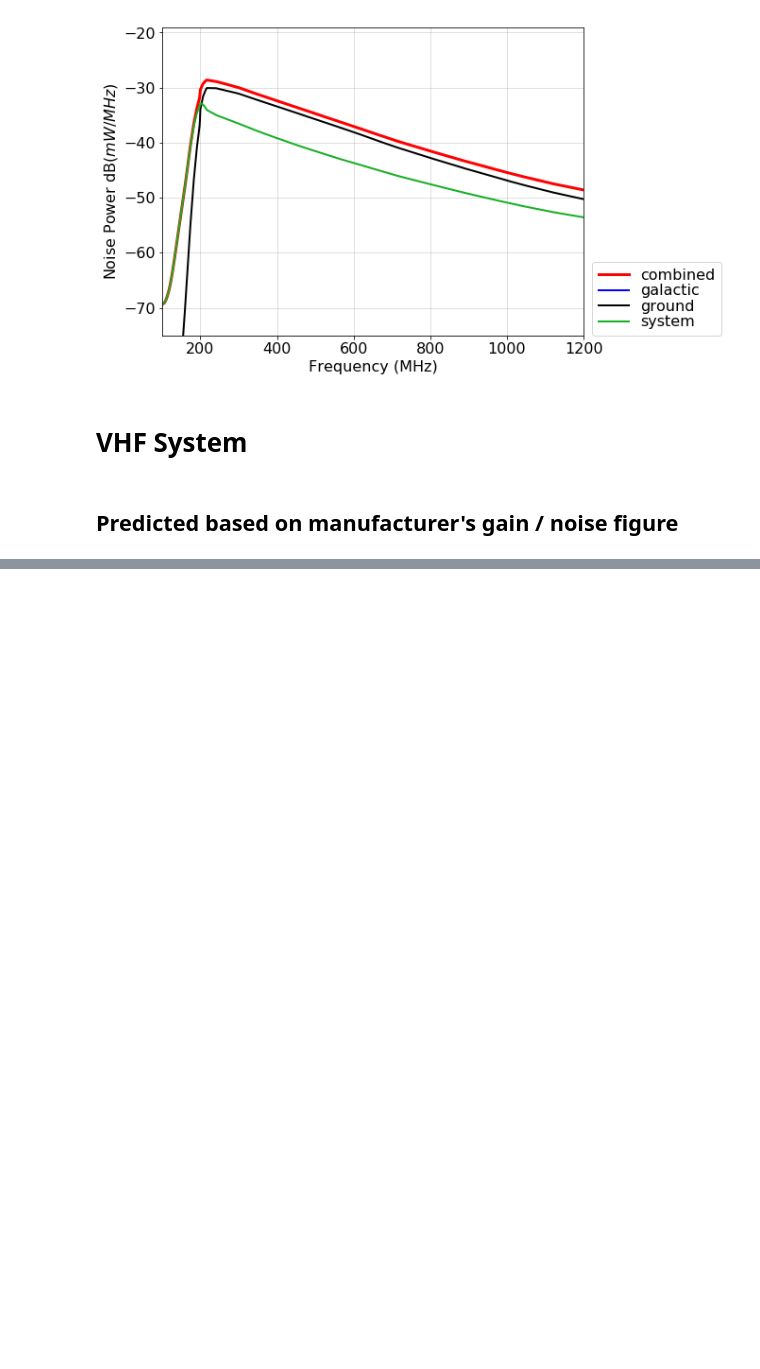
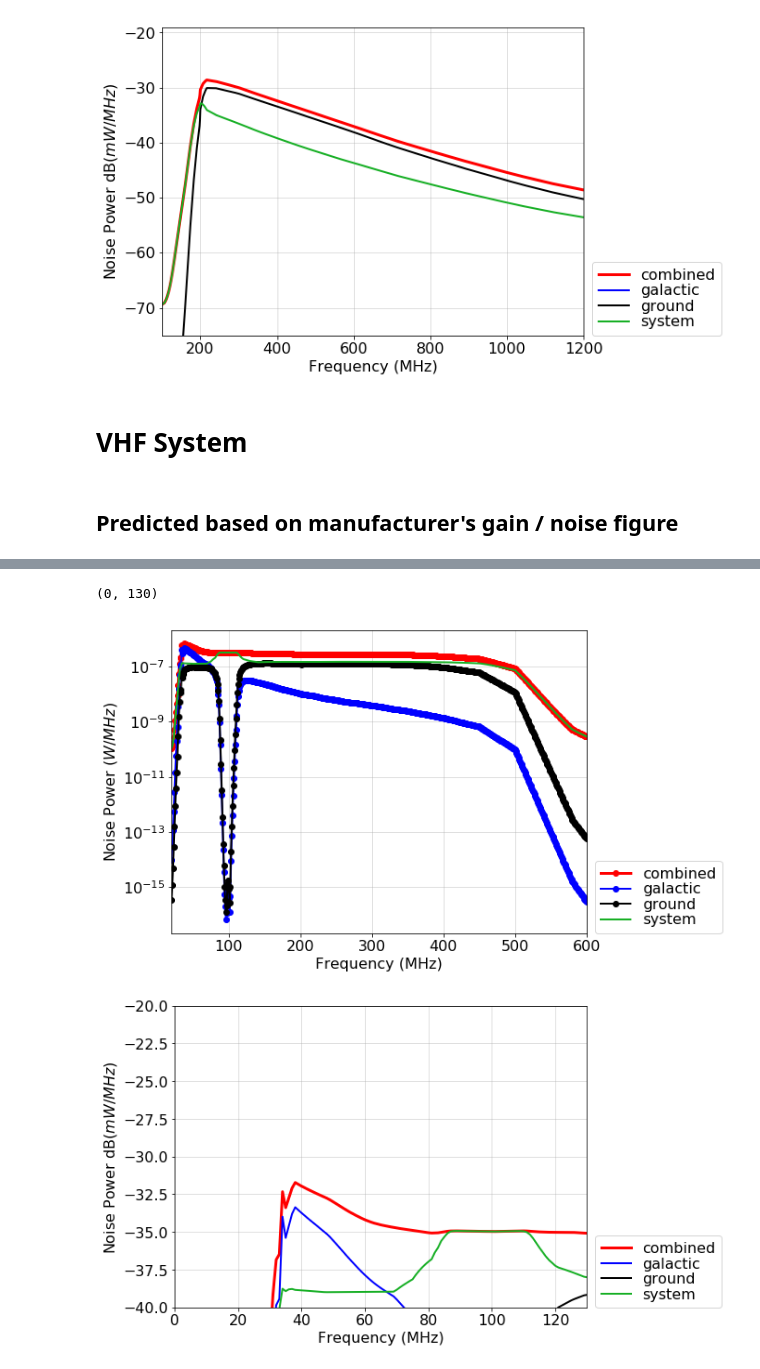
Before and after one commit to swissel/beacon_notebooks, a Jupyter notebook: BEACON Freq Dep Noise Spectra Prediction Manufacturer.ipynb, the cells around one changed output, grey strips where cells are left out. Cells and saved outputs as stored; diff of their text form; code cells hidden in the pictures; blank space fills up the shorter version.

```diff
--- a/BEACON Freq Dep Noise Spectra Prediction Manufacturer.ipynb
+++ b/BEACON Freq Dep Noise Spectra Prediction Manufacturer.ipynb
@@ -553,6 +553,7 @@ pyp.savefig("%s/manufacturer_predicted_spectra_TerminatedInput_log_%d-%dMHz_frac
 # %% [markdown]
 ## Predicted based on manufacturer's gain / noise figure
 # %%
+boxno=2
 freq_array = np.arange(20., 601., 0.5)
 
 #interpolators
@@ -756,39 +774,44 @@ Gamma_freq  = sparm.freq/1e6
 # %%
 Z_A = 50. * (1.+Gamma)/(1.-Gamma) #calculate input impedance from refl. coeff referenced to 50 Ohm
 #Z_A = np.ones(len(G_components))*50
-print Z_A
 
 fmin = 20
 fmax = 600.
 df = 1.
-frac_sky = 0.5
+frac_sky = 0.15
 T_thermal = 290.
 
 outfile = '%s/manufacturer_%d-%dMHZ_fracsky%1.2f_BiconeAntenna_Box%d.csv'%(outDirc,fmin,fmax, frac_sky, boxno)
 
 
 # The noise figure, gaiint and antenna impedance are
 # functions of frequency.
 #
 # Set up some linear interpolators to handle the frequency range of interest
 noise_fig_func = interpolate.interp1d( freq_array,NFcascade)
 gain_func = interpolate.interp1d(freq_array,Gcascade)
 ZA_func = interpolate.interp1d(Gamma_freq,Z_A)
 
 freq = np.arange(fmin, fmax+df, df)
 interp_NF = noise_fig_func(freq)
 interp_Gain = gain_func(freq)
 interp_ZA = ZA_func(freq)
 
 noise_calcs(NF_components = interp_NF, G_components=interp_Gain, fmin=fmin, fmax=fmax, G_A=1.8,
     df=df, frac_sky=frac_sky, T_thermal=290.,Z_A=interp_ZA, Z_L=50.,output = outfile)
 
 pyp.figure(1)
 pyp.savefig("%s/manufacturer_predicted_spectra_VHFBicone_Box%d_lin_%d-%dMHz_fracsky%1.2f.pdf"%
             (outDirc,boxno,fmin, fmax, frac_sky),bbox_inches='tight')
 pyp.figure(2)
 pyp.savefig("%s/manufacturer_predicted_spectra_VHFBicone_Box%d_log_%d-%dMHz_fracsky%1.2f.pdf"%
             (outDirc,boxno,fmin, fmax, frac_sky),bbox_inches='tight')
+pyp.ylim(-40,-20)
+pyp.xlim(0,130)
+# %% [output]
+(0, 130)
+[figure, added]
+[figure, added]
 # %%
 #Z_A = 50 * np.divide((1+Gamma),(1-Gamma)) #calculate input impedance from refl. coeff referenced to 50 Ohm
 Z_A = np.ones(len(Gamma))*50
```
Also changed, not shown: parts of 8 cells of this notebook, 2 other files.
